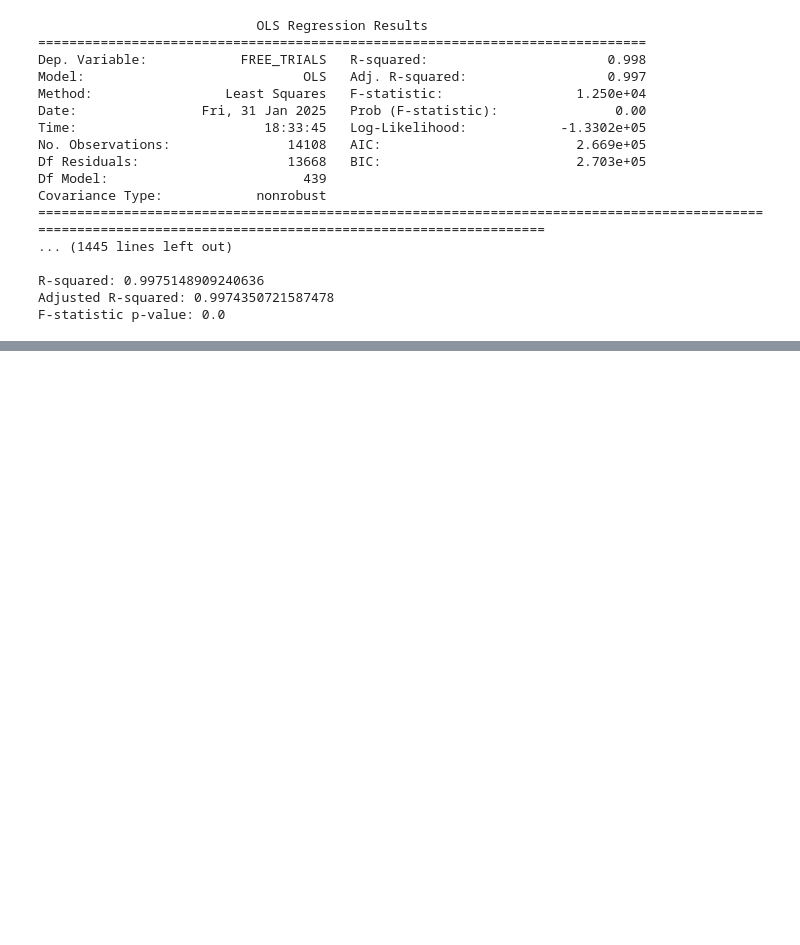
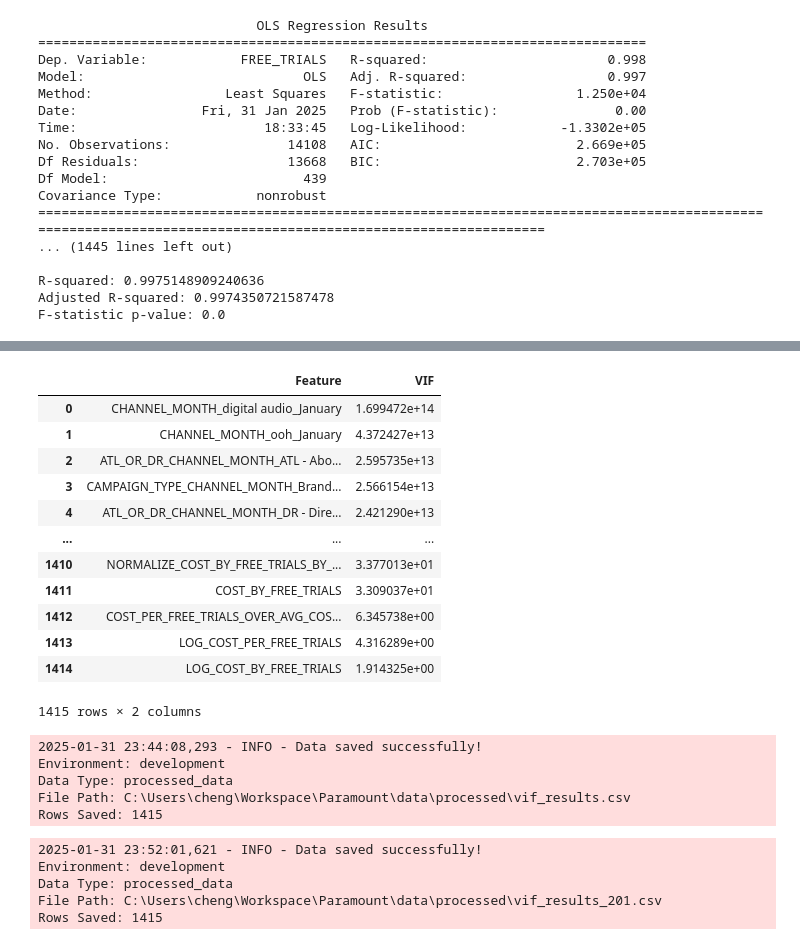
Before and after one commit to 11echeng/free-trial-analysis, a Jupyter notebook: notebooks/correlation_testing.ipynb, the cells around one changed output, grey strips where cells are left out. Cells and saved outputs as stored; diff of their text form; code cells hidden in the pictures; blank space fills up the shorter version.

```diff
--- a/notebooks/correlation_testing.ipynb
+++ b/notebooks/correlation_testing.ipynb
@@ -626,0 +465,25 @@ print(model.summary())
+# %%
+vif_result_2 = compute_vif(temp_df)
+vif_result_2
+# %% [output]
+|  | Feature | VIF |
+| 0 | CHANNEL_MONTH_digital audio_January | 1.699472e+14 |
+| 1 | CHANNEL_MONTH_ooh_January | 4.372427e+13 |
+| 2 | ATL_OR_DR_CHANNEL_MONTH_ATL - Abo... | 2.595735e+13 |
+| 3 | CAMPAIGN_TYPE_CHANNEL_MONTH_Brand... | 2.566154e+13 |
+| 4 | ATL_OR_DR_CHANNEL_MONTH_DR - Dire... | 2.421290e+13 |
+| ... | ... | ... |
+| 1410 | NORMALIZE_COST_BY_FREE_TRIALS_BY_... | 3.377013e+01 |
+| 1411 | COST_BY_FREE_TRIALS | 3.309037e+01 |
+| 1412 | COST_PER_FREE_TRIALS_OVER_AVG_COS... | 6.345738e+00 |
+| 1413 | LOG_COST_PER_FREE_TRIALS | 4.316289e+00 |
+| 1414 | LOG_COST_BY_FREE_TRIALS | 1.914325e+00 |
+1415 rows × 2 columns
+# %%
+save_data(vif_result_2, 'vif_results.csv')
+# %% [output]
+2025-01-31 23:44:08,293 - INFO - Data saved successfully!
+Environment: development
+Data Type: processed_data
+File Path: C:\Users\cheng\Workspace\Paramount\data\processed\vif_results.csv
+Rows Saved: 1415
@@ -626,0 +547,8 @@ print(model.summary())
+# %%
+save_data(vif_result_201, 'vif_results_201.csv')
+# %% [output]
+2025-01-31 23:52:01,621 - INFO - Data saved successfully!
+Environment: development
+Data Type: processed_data
+File Path: C:\Users\cheng\Workspace\Paramount\data\processed\vif_results_201.csv
+Rows Saved: 1415
```
Also changed, not shown: parts of 12 cells of this notebook, 4 other files.
